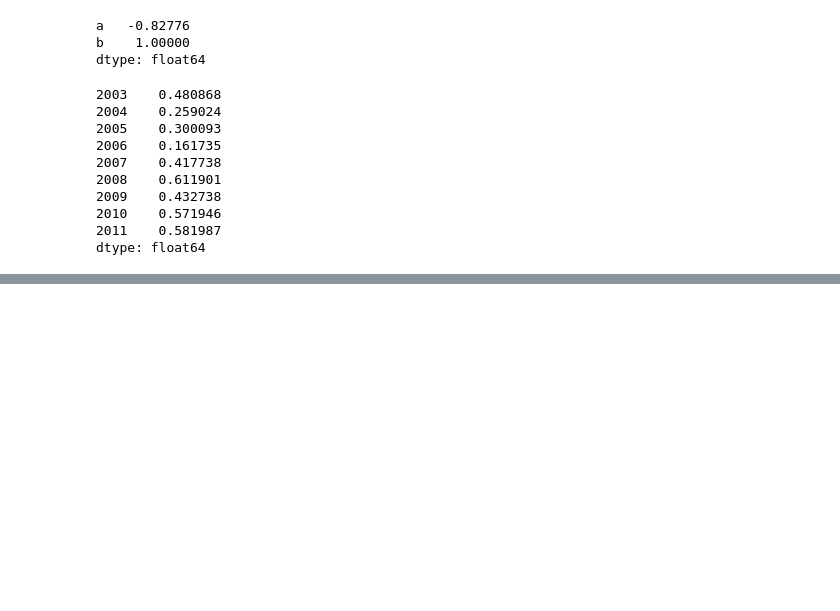
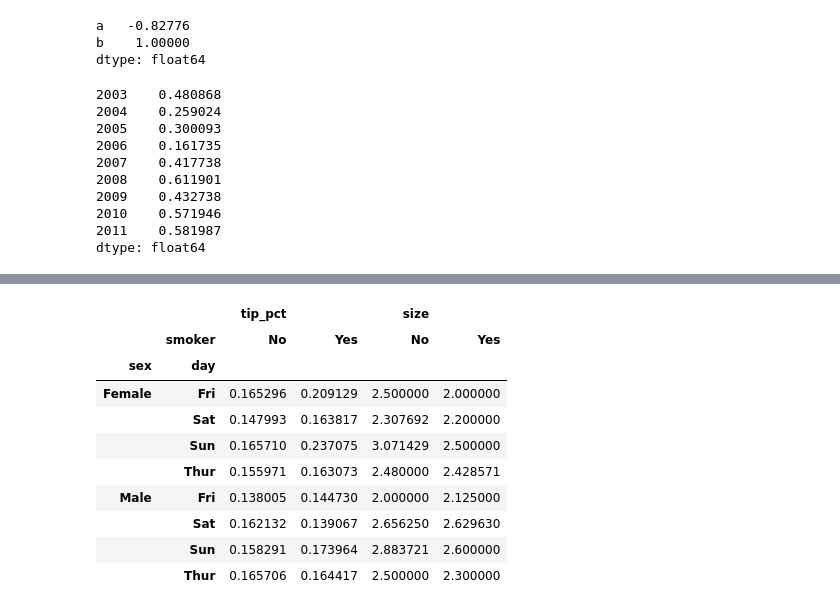
Before and after one commit to rerwin21/python_for_data_analysis, a Jupyter notebook: chap_9.ipynb, the cells around one changed output, grey strips where cells are left out. Cells and saved outputs as stored; diff of their text form; code cells hidden in the pictures; blank space fills up the shorter version.

```diff
--- a/chap_9.ipynb
+++ b/chap_9.ipynb
@@ -1232,0 +1279,17 @@ dtype: float64
+# %%
+# a more complex example that would be more complex to complete with a groupby
+tips.pivot_table(['tip_pct', 'size'],
+                 index=['sex', 'day'],
+                 columns='smoker')
+# %% [output]
+|  |  | tip_pct |  | size |  |
+|  | smoker | No | Yes | No | Yes |
+| sex | day |  |  |  |  |
+| Female | Fri | 0.165296 | 0.209129 | 2.500000 | 2.000000 |
+|  | Sat | 0.147993 | 0.163817 | 2.307692 | 2.200000 |
+|  | Sun | 0.165710 | 0.237075 | 3.071429 | 2.500000 |
+|  | Thur | 0.155971 | 0.163073 | 2.480000 | 2.428571 |
+| Male | Fri | 0.138005 | 0.144730 | 2.000000 | 2.125000 |
+|  | Sat | 0.162132 | 0.139067 | 2.656250 | 2.629630 |
+|  | Sun | 0.158291 | 0.173964 | 2.883721 | 2.600000 |
+|  | Thur | 0.165706 | 0.164417 | 2.500000 | 2.300000 |
```
Also changed, not shown: parts of 12 cells of this notebook.
